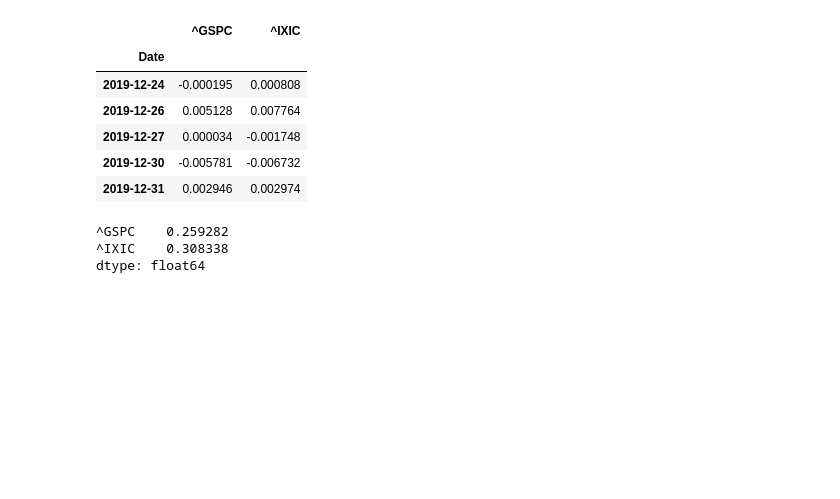
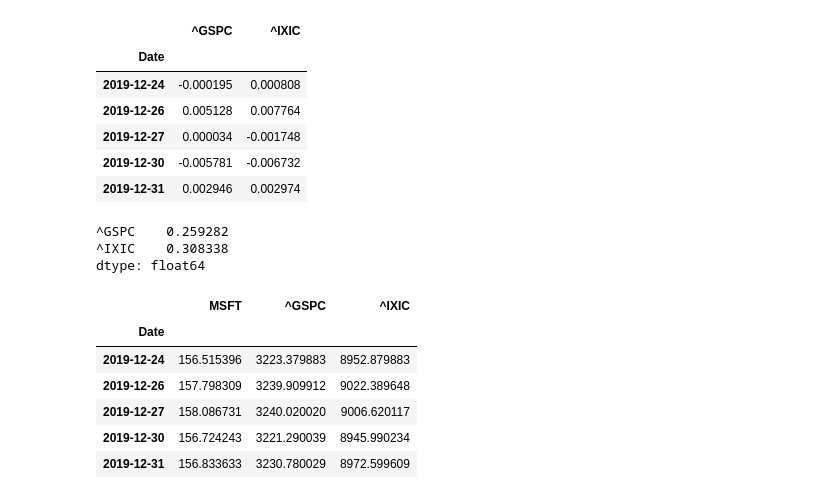
Before and after one commit to omeryesil/pyt-tutorials, a Jupyter notebook: pyt-in-finance/01_CalculatingComparingRatesOfReturn.ipynb, the cells around one changed output. Cells and saved outputs as stored; diff of their text form; code cells hidden in the pictures; blank space fills up the shorter version.

```diff
--- a/pyt-in-finance/finance_calculating_rates_of_return.ipynb
+++ b/pyt-in-finance/01_CalculatingComparingRatesOfReturn.ipynb
@@ -374,0 +379,10 @@ for
+# %%
+data2.tail()
+# %% [output]
+|  | MSFT | ^GSPC | ^IXIC |
+| Date |  |  |  |
+| 2019-12-24 | 156.515396 | 3223.379883 | 8952.879883 |
+| 2019-12-26 | 157.798309 | 3239.909912 | 9022.389648 |
+| 2019-12-27 | 158.086731 | 3240.020020 | 9006.620117 |
+| 2019-12-30 | 156.724243 | 3221.290039 | 8945.990234 |
+| 2019-12-31 | 156.833633 | 3230.780029 | 8972.599609 |
```
Also changed, not shown: parts of 3 cells of this notebook, 1 other file.
